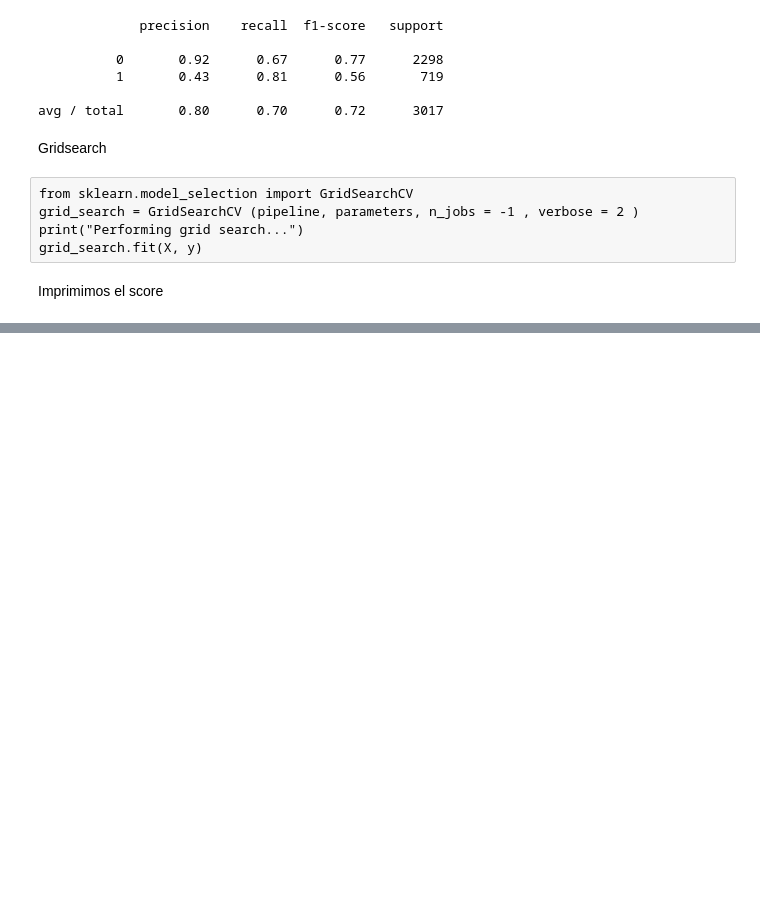
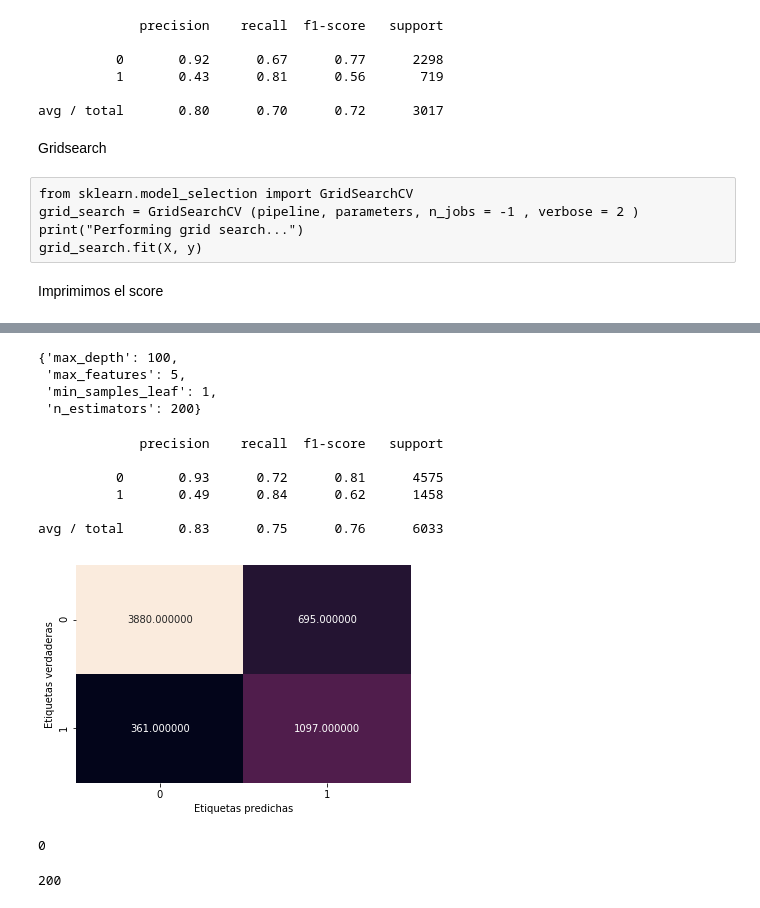
Before and after one commit to Villamaru/entrega_3, a Jupyter notebook: Modelos y Pipelines.ipynb, the cells around one changed output, grey strips where cells are left out. Saved outputs shown, nothing was run; the diff lists cells and outputs as text; code cells hidden in the pictures; blank space fills up the shorter version.

Commit message:
Actualizacion de Random Forest

```diff
--- a/Modelos y Pipelines.ipynb
+++ b/Modelos y Pipelines.ipynb
@@ -257,0 +307,6 @@ print(classification_report(y_new, pred))
+# %%
+kf = StratifiedKFold(n_splits=3, shuffle=True)
+# %%
+grid_search_rf = GridSearchCV(rf, param_grid=param_trees, cv=kf, verbose=1, n_jobs=3)
+# %%
+grid_search_rf.fit(X, y)
@@ -257,0 +347,7 @@ print(classification_report(y_new, pred))
+# %%
+grid_search_rf.best_params_
+# %% [output]
+{'max_depth': 100,
+ 'max_features': 5,
+ 'min_samples_leaf': 1,
+ 'n_estimators': 200}
@@ -257,0 +358,34 @@ print(classification_report(y_new, pred))
+# %%
+print(classification_report(y_test,y_pred))
+# %% [output]
+             precision    recall  f1-score   support
+
+          0       0.93      0.72      0.81      4575
+          1       0.49      0.84      0.62      1458
+
+avg / total       0.83      0.75      0.76      6033
+# %%
+##Mejor modelo
+tree = RandomForestClassifier(class_weight="balanced",max_depth=100,max_features=5,min_samples_leaf=1,n_estimators=200)
+tree = tree.fit(X,y)
+y_pred = tree.predict(X_test)
+# %%
+sns.heatmap(confusion_matrix(y_test, y_pred), annot=True, cbar=False,fmt="f")
+plt.ylabel('Etiquetas verdaderas')
+plt.xlabel('Etiquetas predichas');
+# %% [output]
+[figure, added]
+# %%
+
+
+export_graphviz(tree.estimators_[0],
+                feature_names=data.columns.drop("target"),
+                filled=True)
+import os
+os.system('dot -Tpng tree.dot -o tree.png')
+# %% [output]
+0
+# %%
+len(tree.estimators_)
+# %% [output]
+200
```
Also changed, not shown: parts of 34 cells of this notebook, 1 other file.
